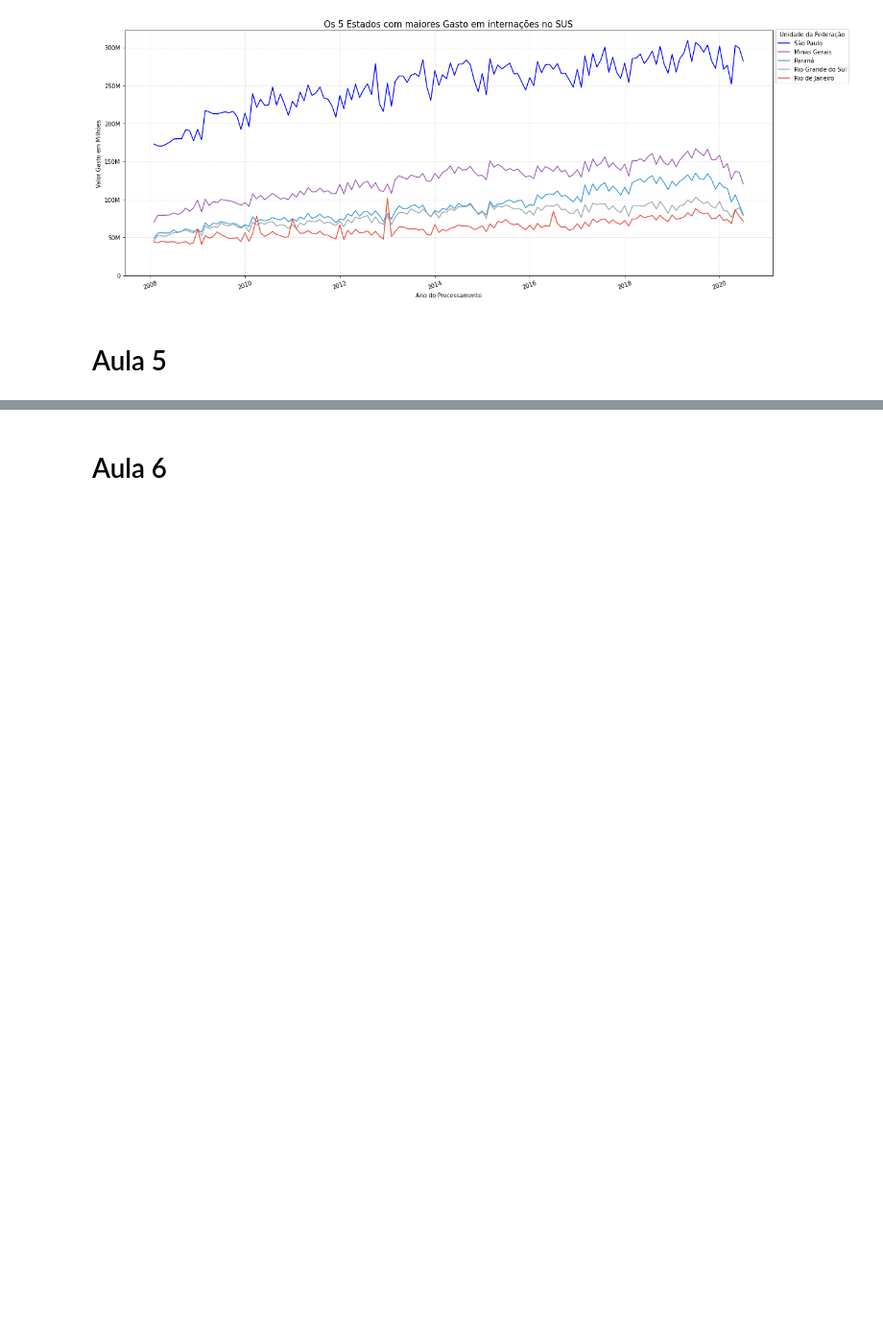
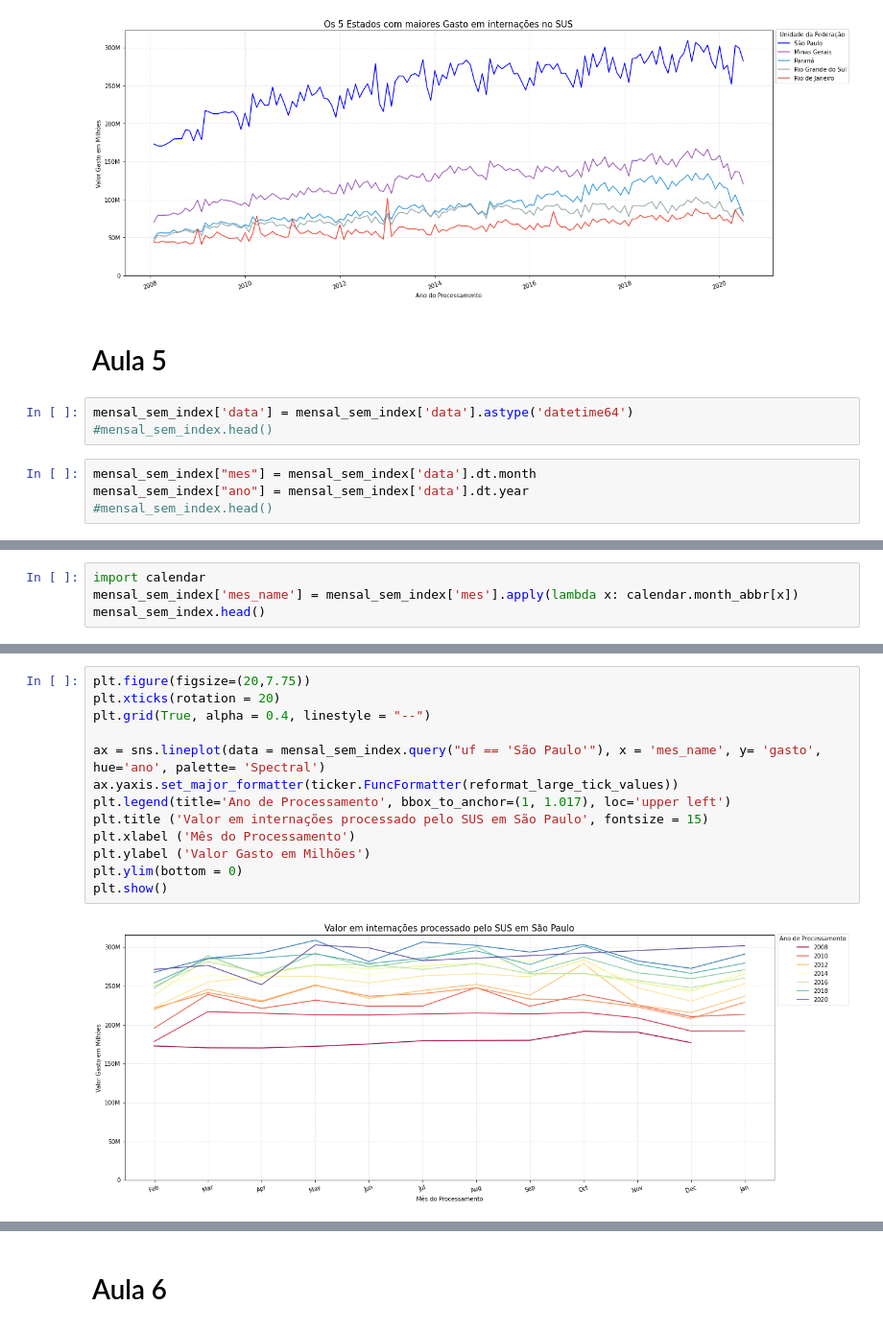
Before and after one commit to carollimaxp/data_science_alura, a Jupyter notebook: DS_Bootcamp_Módulo_2.ipynb, the cells around one changed output, grey strips where cells are left out. Shown at 96% size. Cells and saved outputs as stored; diff of their text form; blank space fills up the shorter version.

```diff
--- a/DS_Bootcamp_Módulo_2.ipynb
+++ b/DS_Bootcamp_Módulo_2.ipynb
@@ -935,3 +935,10 @@ plt.show()
 [figure]
 # %% [markdown]
 # Aula 5
+# %%
+mensal_sem_index['data'] = mensal_sem_index['data'].astype('datetime64')
+#mensal_sem_index.head()
+# %%
+mensal_sem_index["mes"] = mensal_sem_index['data'].dt.month
+mensal_sem_index["ano"] = mensal_sem_index['data'].dt.year
+#mensal_sem_index.head()
@@ -937,0 +957,4 @@ plt.show()
+# %%
+import calendar
+mensal_sem_index['mes_name'] = mensal_sem_index['mes'].apply(lambda x: calendar.month_abbr[x])
+mensal_sem_index.head()
@@ -937,0 +974,15 @@ plt.show()
+# %%
+plt.figure(figsize=(20,7.75))
+plt.xticks(rotation = 20)
+plt.grid(True, alpha = 0.4, linestyle = "--")
+
+ax = sns.lineplot(data = mensal_sem_index.query("uf == 'São Paulo'"), x = 'mes_name', y= 'gasto', hue='ano', palette= 'Spectral')
+ax.yaxis.set_major_formatter(ticker.FuncFormatter(reformat_large_tick_values))
+plt.legend(title='Ano de Processamento', bbox_to_anchor=(1, 1.017), loc='upper left')
+plt.title ('Valor em internações processado pelo SUS em São Paulo', fontsize = 15)
+plt.xlabel ('Mês do Processamento')
+plt.ylabel ('Valor Gasto em Milhões')
+plt.ylim(bottom = 0)
+plt.show()
+# %% [output]
+[figure, added]
```
Also changed, not shown: parts of 11 cells of this notebook.
